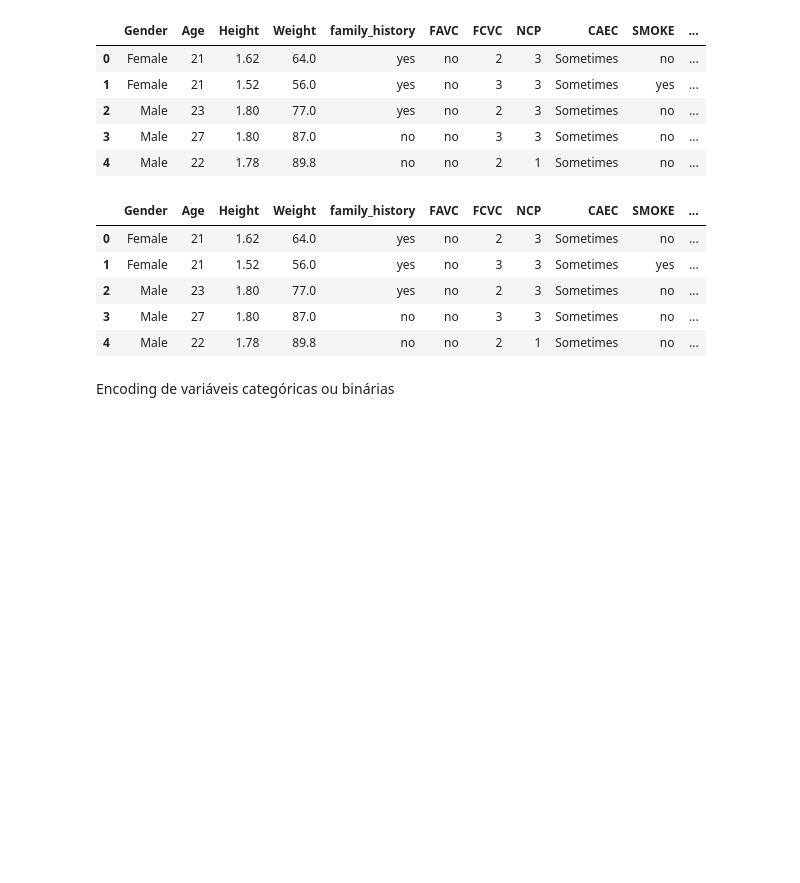
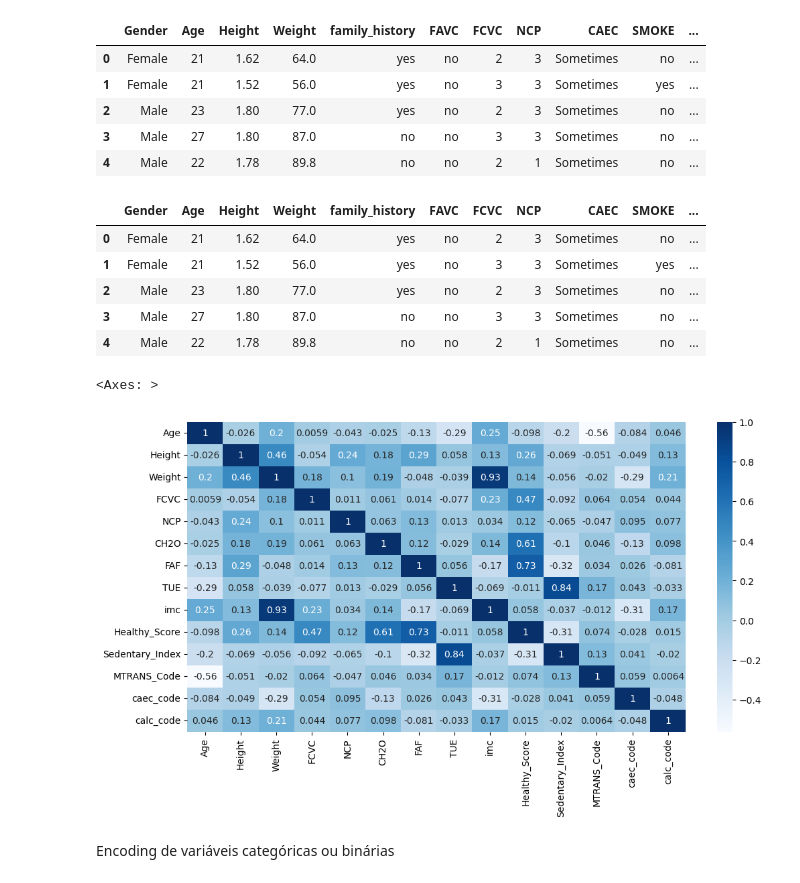
Before and after one commit to AlineLuisa/fiap-tech-challenge4, a Jupyter notebook: TechChallenge4.ipynb, the cells around one changed output. Cells and saved outputs as stored; diff of their text form; code cells hidden in the pictures; blank space fills up the shorter version.

```diff
--- a/TechChallenge4.ipynb
+++ b/TechChallenge4.ipynb
@@ -292,6 +292,16 @@ obesity.head()
 | 2 | Male | 23 | 1.80 | 77.0 | yes | no | 2 | 3 | Sometimes | no | ... |
 | 3 | Male | 27 | 1.80 | 87.0 | no | no | 3 | 3 | Sometimes | no | ... |
 | 4 | Male | 22 | 1.78 | 89.8 | no | no | 2 | 1 | Sometimes | no | ... |
+# %%
+# Correlação de variáveis contínuas
+
+num_cols = obesity.select_dtypes(include = ["int64", "float64"]).columns
+corr = obesity[num_cols].corr()
+plt.figure(figsize = (12,6))
+sns.heatmap(corr, cmap = "Blues", annot = True)
+# %% [output]
+<Axes: >
+[figure, added]
 # %% [markdown]
 Encoding de variáveis categóricas ou binárias
 # %%
```
Also changed, not shown: parts of 11 cells of this notebook.
